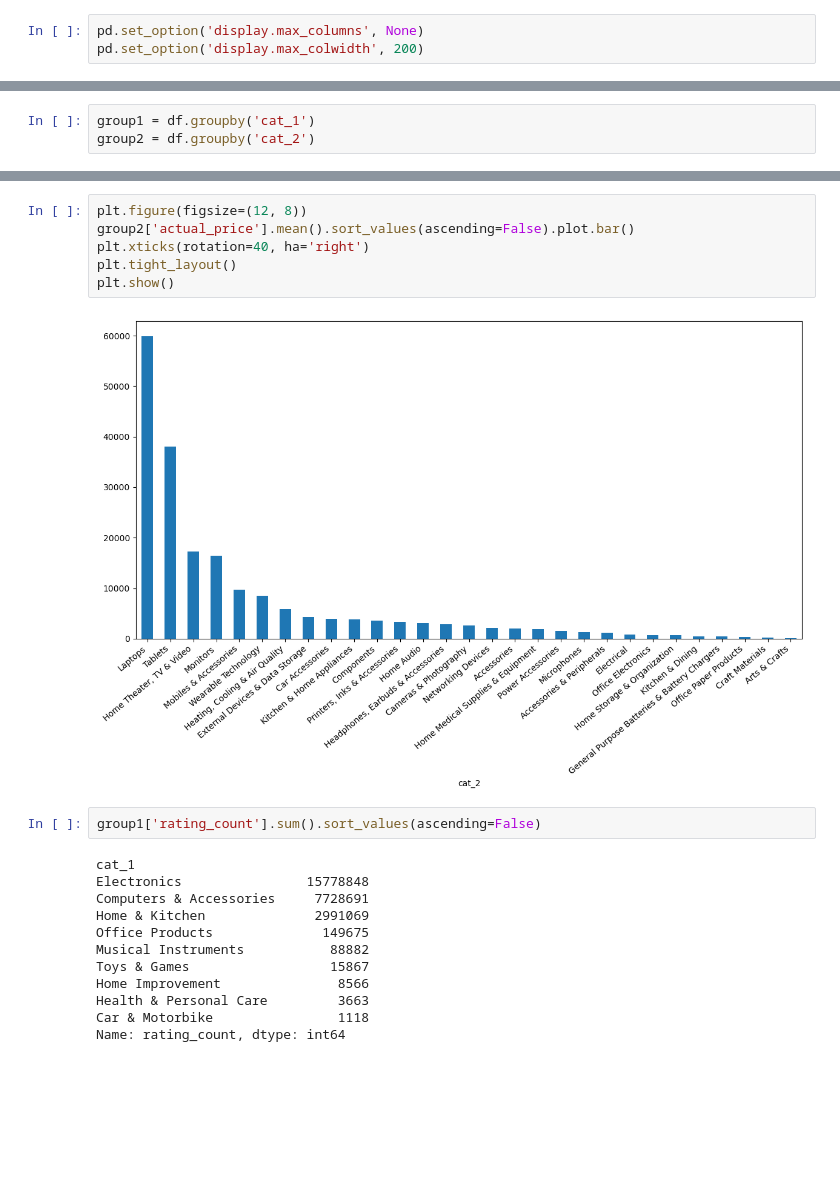
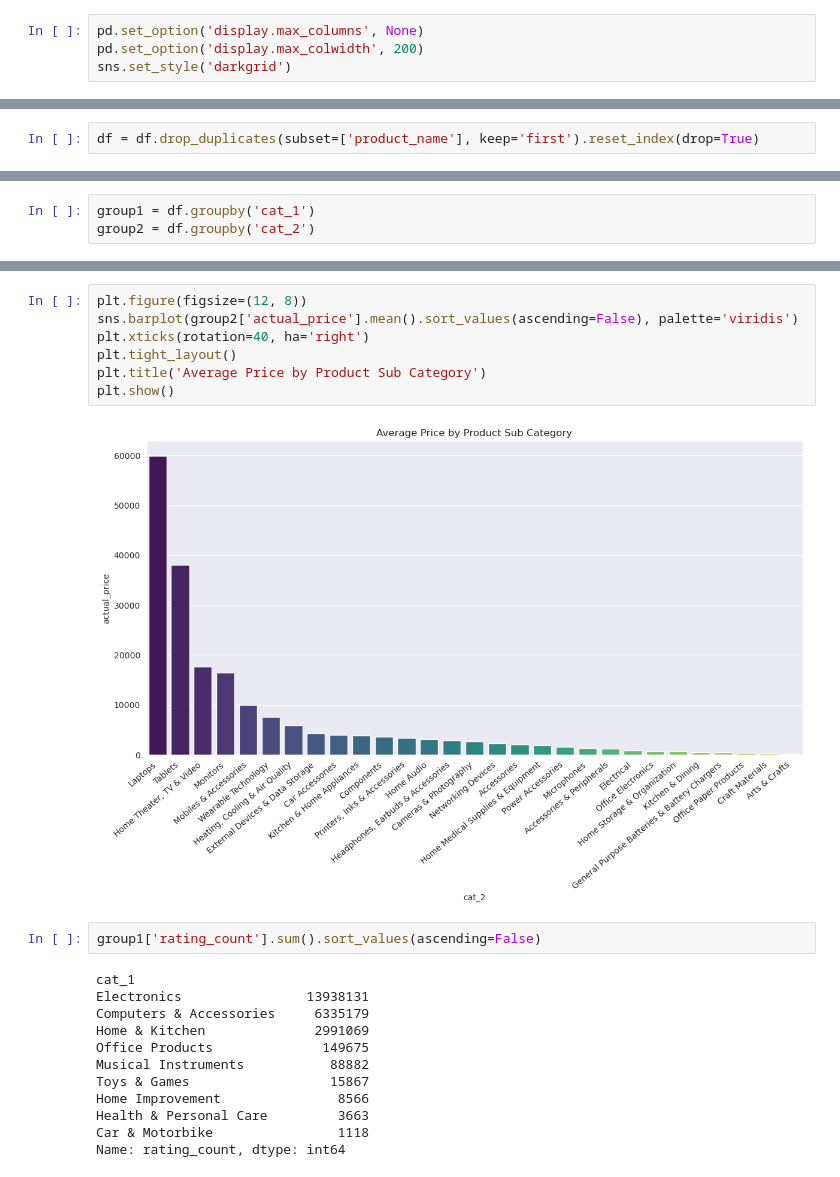
Before and after one commit to DomH-dev/Retail-Transactions-Analysis, a Jupyter notebook: retail.ipynb, the cells around one changed output, grey strips where cells are left out. Saved outputs shown, nothing was run; the diff lists cells and outputs as text; blank space fills up the shorter version.

Commit message:
Update with Data visualisation progress.

```diff
--- a/retail.ipynb
+++ b/retail.ipynb
@@ -13,6 +16,7 @@ import re
 # %%
 pd.set_option('display.max_columns', None)
 pd.set_option('display.max_colwidth', 200)
+sns.set_style('darkgrid')
 # %%
 df = pd.read_csv('./data/amazon.csv')
 # %% [markdown]
@@ -34,3 +49,5 @@ We can drop the image and product link for now as they don't provide any meaning
+# %%
+df = df.drop_duplicates(subset=['product_name'], keep='first').reset_index(drop=True)
 # %%
 df.drop(['img_link', 'product_link'], axis=1, inplace=True)
 # %%
@@ -244,17 +260,18 @@ group1['actual_price'].mean().sort_values(ascending=False).plot.bar()
 # %%
 plt.figure(figsize=(12, 8))
-group2['actual_price'].mean().sort_values(ascending=False).plot.bar()
+sns.barplot(group2['actual_price'].mean().sort_values(ascending=False), palette='viridis')
 plt.xticks(rotation=40, ha='right')
 plt.tight_layout()
+plt.title('Average Price by Product Sub Category')
 plt.show()
 # %% [output]
-[figure, old version]
+[figure, new version]
 # %%
 group1['rating_count'].sum().sort_values(ascending=False)
 # %% [output]
 cat_1
-Electronics                15778848
-Computers & Accessories     7728691
+Electronics                13938131
+Computers & Accessories     6335179
 Home & Kitchen              2991069
 Office Products              149675
 Musical Instruments           88882
```
Also changed, not shown: parts of 35 cells of this notebook.
